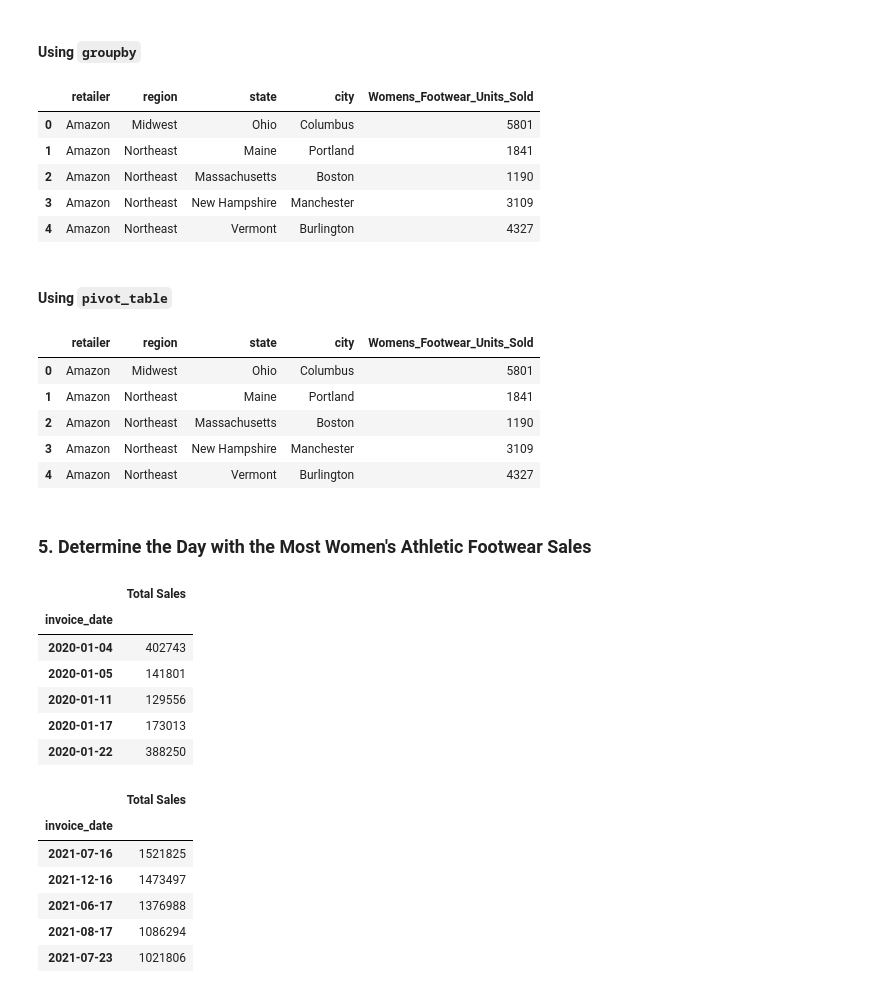
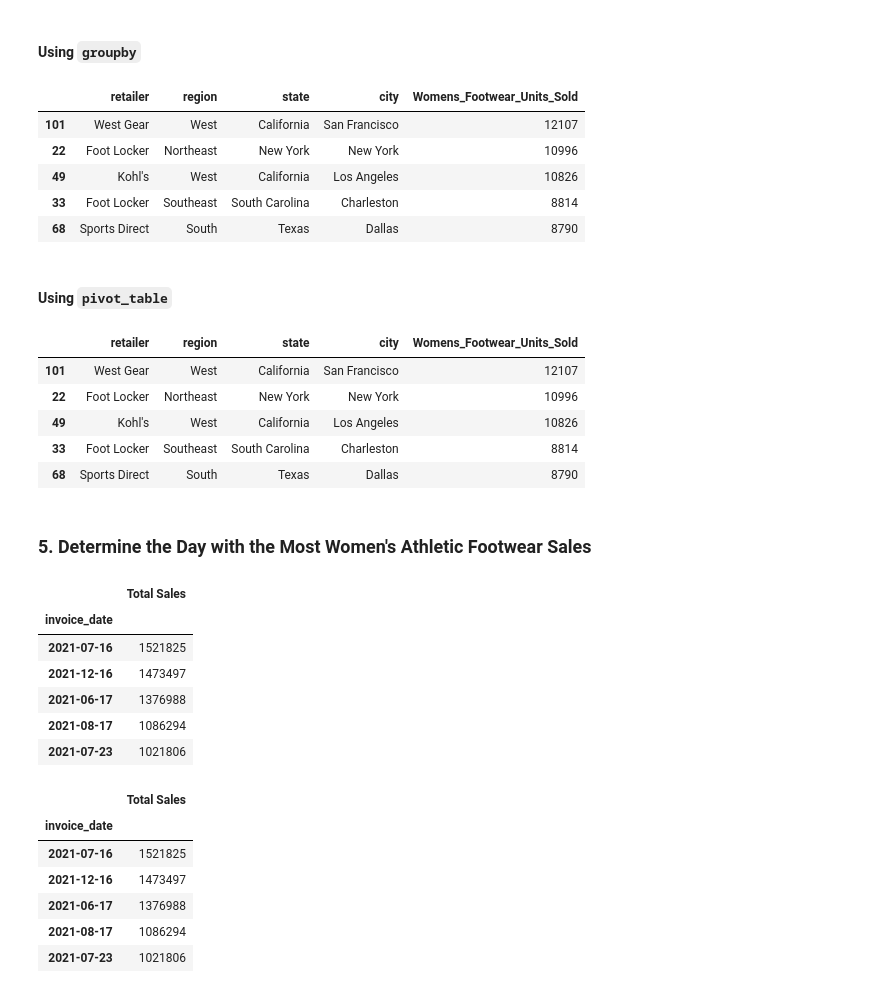
Before and after one commit to heidthecamp/athletic_sales_analysis, a Jupyter notebook: athletic_sales_analysis_starter_code.ipynb, the cells around one changed output. Saved outputs shown, nothing was run; the diff lists cells and outputs as text; code cells hidden in the pictures.

```diff
--- a/athletic_sales_analysis_starter_code.ipynb
+++ b/athletic_sales_analysis_starter_code.ipynb
@@ -241,6 +253,8 @@ retailer_pivot_df.head(5)
 # Filter the sales data to get the women's athletic footwear sales data.
 womens_df = joined_df[joined_df["product"] == "Women's Athletic Footwear"]
 
+womens_df.sort_values("total_sales", ascending=False, inplace=True)
+
 # Show the top 5 results.
 womens_df.head(5)
 # %% [output]
@@ -255,19 +273,21 @@ womens_df.head(5)
 # %%
 # Show the total number of women's athletic footwear sold for each retailer, region, state, and city.
 # Rename the "units_sold" column to "Womens_Footwear_Units_Sold"
 womens_by_retailer = womens_df.groupby(["retailer", "region", "state", "city"])
 
 womens_units_sold = womens_by_retailer["units_sold"].sum().reset_index(name="Womens_Footwear_Units_Sold")
 
+womens_units_sold.sort_values("Womens_Footwear_Units_Sold", ascending=False, inplace=True)
+
 # Show the top 5 results.
 womens_units_sold.head(5)
 # %% [output]
 |  | retailer | region | state | city | Womens_Footwear_Units_Sold |
-| 0 | Amazon | Midwest | Ohio | Columbus | 5801 |
-| 1 | Amazon | Northeast | Maine | Portland | 1841 |
-| 2 | Amazon | Northeast | Massachusetts | Boston | 1190 |
-| 3 | Amazon | Northeast | New Hampshire | Manchester | 3109 |
-| 4 | Amazon | Northeast | Vermont | Burlington | 4327 |
+| 101 | West Gear | West | California | San Francisco | 12107 |
+| 22 | Foot Locker | Northeast | New York | New York | 10996 |
+| 49 | Kohl's | West | California | Los Angeles | 10826 |
+| 33 | Foot Locker | Southeast | South Carolina | Charleston | 8814 |
+| 68 | Sports Direct | South | Texas | Dallas | 8790 |
 # %% [markdown]
 #### Using `pivot_table`
 # %%
@@ -277,15 +297,17 @@ womens_pivot_df = womens_df.pivot_table(index=["retailer", "region", "state", "c
 # Rename the "units_sold" column to "Womens_Footwear_Units_Sold"
 womens_pivot_df.rename(columns={"units_sold": "Womens_Footwear_Units_Sold"}, inplace=True)
 
+womens_pivot_df.sort_values("Womens_Footwear_Units_Sold", ascending=False, inplace=True)
+
 # Show the top 5 results.
 womens_pivot_df.head(5)
 # %% [output]
 |  | retailer | region | state | city | Womens_Footwear_Units_Sold |
-| 0 | Amazon | Midwest | Ohio | Columbus | 5801 |
-| 1 | Amazon | Northeast | Maine | Portland | 1841 |
-| 2 | Amazon | Northeast | Massachusetts | Boston | 1190 |
-| 3 | Amazon | Northeast | New Hampshire | Manchester | 3109 |
-| 4 | Amazon | Northeast | Vermont | Burlington | 4327 |
+| 101 | West Gear | West | California | San Francisco | 12107 |
+| 22 | Foot Locker | Northeast | New York | New York | 10996 |
+| 49 | Kohl's | West | California | Los Angeles | 10826 |
+| 33 | Foot Locker | Southeast | South Carolina | Charleston | 8814 |
+| 68 | Sports Direct | South | Texas | Dallas | 8790 |
 # %% [markdown]
 ### 5. Determine the Day with the Most Women's Athletic Footwear Sales
 # %%
@@ -295,16 +317,18 @@ womens_day_sales = womens_df.pivot_table(index="invoice_date", values="total_sal
 # Optional: Rename the "total_sales" column to "Total Sales"
 womens_day_sales.rename(columns={"total_sales": "Total Sales"}, inplace=True)
 
+womens_day_sales.sort_values("Total Sales", ascending=False, inplace=True)
+
 # Show the table.
 womens_day_sales.head(5)
 # %% [output]
 |  | Total Sales |
 | invoice_date |  |
-| 2020-01-04 | 402743 |
-| 2020-01-05 | 141801 |
-| 2020-01-11 | 129556 |
-| 2020-01-17 | 173013 |
-| 2020-01-22 | 388250 |
+| 2021-07-16 | 1521825 |
+| 2021-12-16 | 1473497 |
+| 2021-06-17 | 1376988 |
+| 2021-08-17 | 1086294 |
+| 2021-07-23 | 1021806 |
 # %%
 # Resample the pivot table into daily bins, and get the total sales for each day.
 daily_sales = womens_day_sales.resample("D").sum()
```
Also changed, not shown: parts of 9 cells of this notebook.
